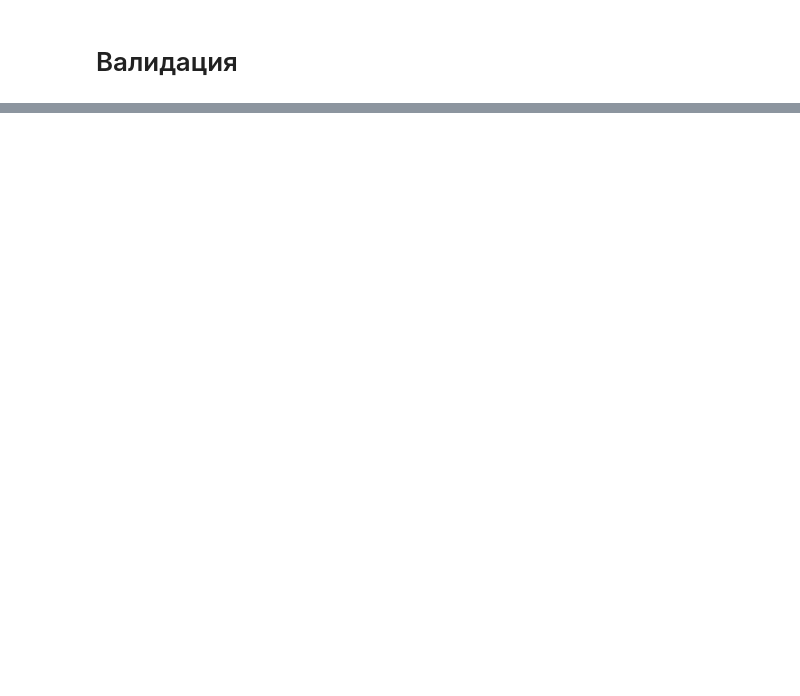
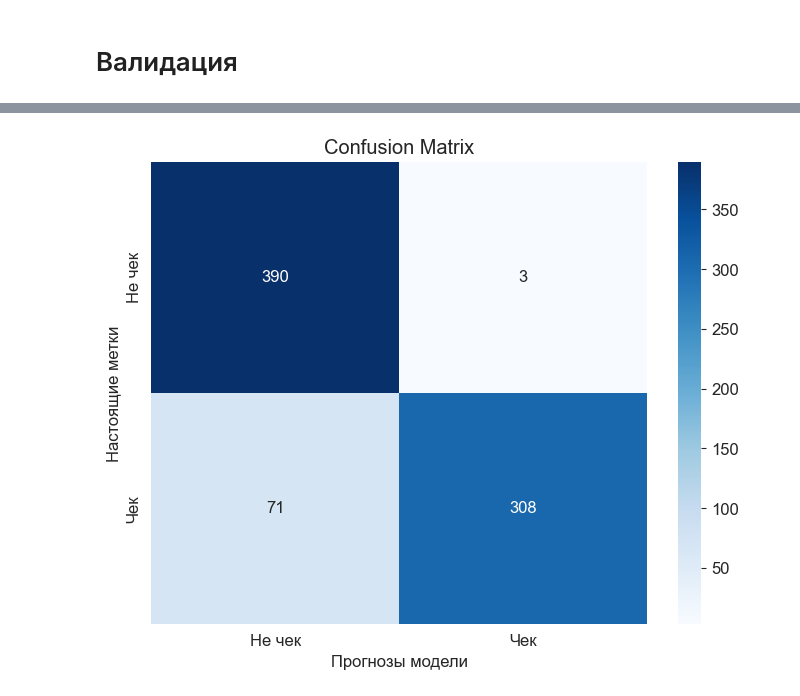
Before and after one commit to DevYourMind/ai_pos_terminal, a Jupyter notebook: receipt_screen_detection/model_training_receipts.ipynb, the cells around one changed output, grey strips where cells are left out. Drawn from its saved outputs; the diff is of its cells as text; code cells hidden in the pictures; blank space fills up the shorter version.

```diff
--- a/receipt_screen_detection/model_training_receipts.ipynb
+++ b/receipt_screen_detection/model_training_receipts.ipynb
@@ -338,0 +385,16 @@ plt.show()
+# %%
+all_labels, all_preds_receipt = [], []
+for images, labels in tqdm(test_dataloader):
+    images = images.to(device)  # images: batch_size x num_channels x height x width
+    logit = model_receipt(images)
+    p = torch.nn.functional.softmax(logit, dim=1)
+    all_labels.append(labels)
+    all_preds_receipt.append(torch.Tensor.cpu(p).detach().numpy()[:, 1])
+# %%
+threshold = 0.01
+# all_preds_receipt = [torch.Tensor.cpu(x).numpy() for x in all_preds_receipt]
+df_val = pd.DataFrame({
+    'labels': np.hstack(all_labels),
+    'predictions_receipt': np.hstack(all_preds_receipt)>threshold
+})
+df_val.head()
@@ -338,0 +408,15 @@ plt.show()
+# %%
+cm = confusion_matrix(
+    df_val['labels'],
+    df_val['predictions_receipt'],
+    labels=[0, 1]
+)
+class_names = ['Не чек', 'Чек']
+plt.figure(figsize=(8, 6))
+sns.heatmap(cm, annot=True, fmt='d', cmap='Blues', xticklabels=class_names, yticklabels=class_names)
+plt.title('Confusion Matrix')
+plt.xlabel('Прогнозы модели')
+plt.ylabel('Настоящие метки')
+plt.show()
+# %% [output]
+[figure, added]
```
Also changed, not shown: parts of 14 cells of this notebook, 17 other files.
